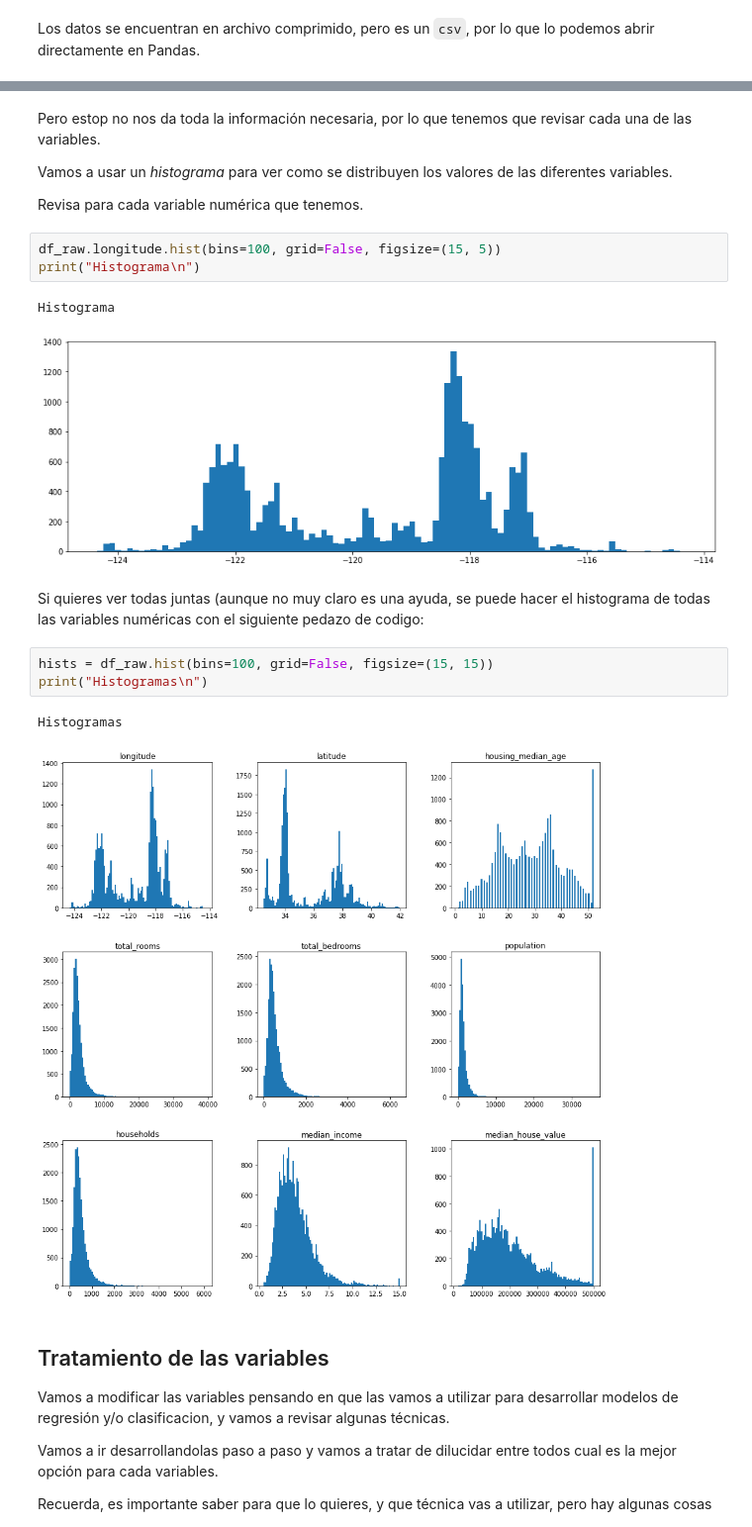
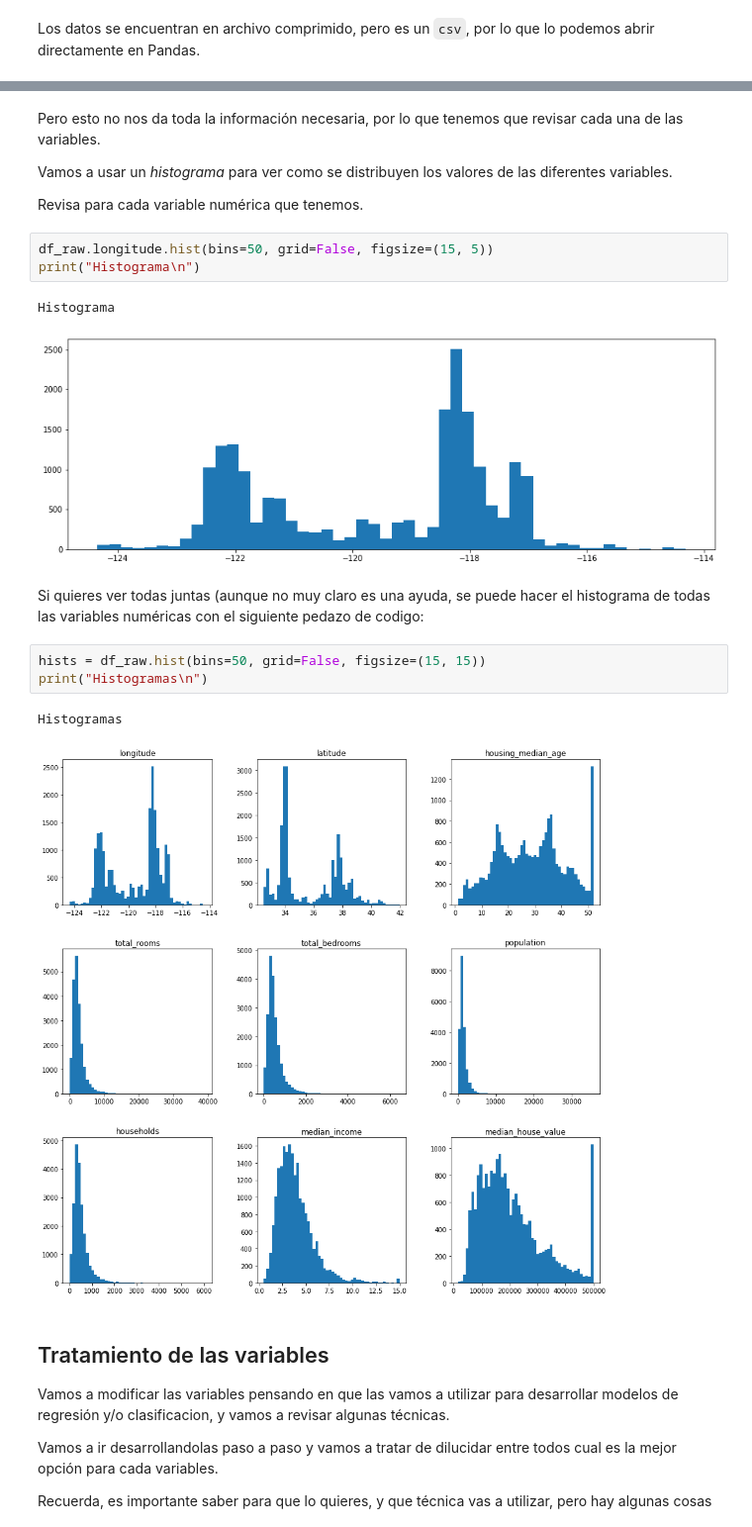
Before and after one commit to mcd-unison/ing-caract, a Jupyter notebook: ejemplos/tipos/python/numericos.ipynb, the cells around one changed output, grey strips where cells are left out. Shown at 99% size. Saved outputs shown, nothing was run; the diff lists cells and outputs as text.

```diff
--- a/ejemplos/tipos/python/numericos.ipynb
+++ b/ejemplos/tipos/python/numericos.ipynb
@@ -69,25 +111,25 @@ df_raw.describe(include='float64')
 | 75% | -118.010000 | 37.710000 | 37.000000 | 3148.000000 | 647.000000 | 1725.000000 | 605.000000 | ... |
 | max | -114.310000 | 41.950000 | 52.000000 | 39320.000000 | 6445.000000 | 35682.000000 | 6082.000000 | ... |
 # %% [markdown]
-Pero estop no nos da toda la información necesaria, por lo que tenemos que revisar cada una de las variables.
+Pero esto no nos da toda la información necesaria, por lo que tenemos que revisar cada una de las variables.
 
 Vamos a usar un *histograma* para ver como se distribuyen los valores de las diferentes variables.
 
 Revisa para cada variable numérica que tenemos.
 # %%
-df_raw.longitude.hist(bins=100, grid=False, figsize=(15, 5))
+df_raw.longitude.hist(bins=50, grid=False, figsize=(15, 5))
 print("Histograma\n")
 # %% [output]
 Histograma
-[figure, old version]
+[figure, new version]
 # %% [markdown]
 Si quieres ver todas juntas (aunque no muy claro es una ayuda, se puede hacer el histograma de todas las variables numéricas con el siguiente pedazo de codigo:
 # %%
-hists = df_raw.hist(bins=100, grid=False, figsize=(15, 15))
+hists = df_raw.hist(bins=50, grid=False, figsize=(15, 15))
 print("Histogramas\n")
 # %% [output]
 Histogramas
-[figure, old version]
+[figure, new version]
 # %% [markdown]
 ## Tratamiento de las variables
 
```
Also changed, not shown: parts of 23 cells of this notebook.
